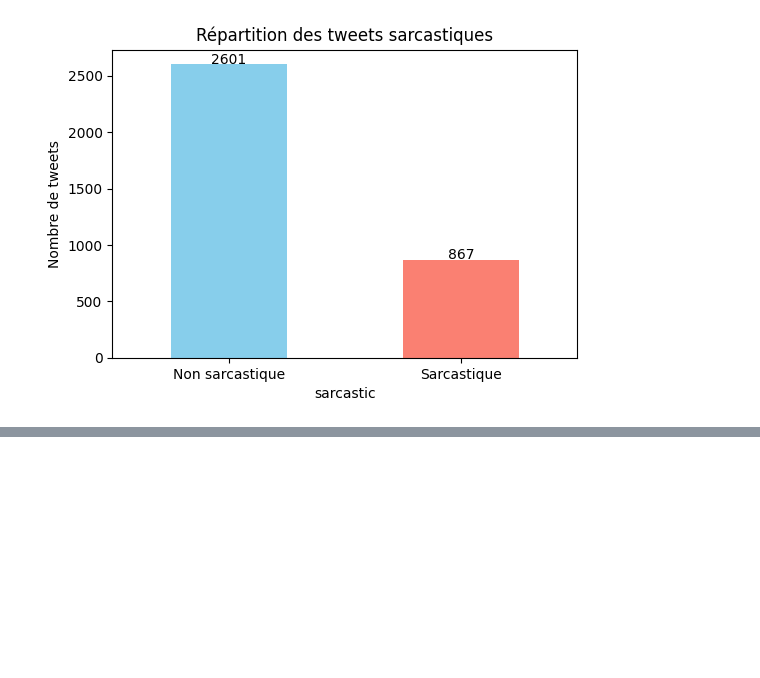
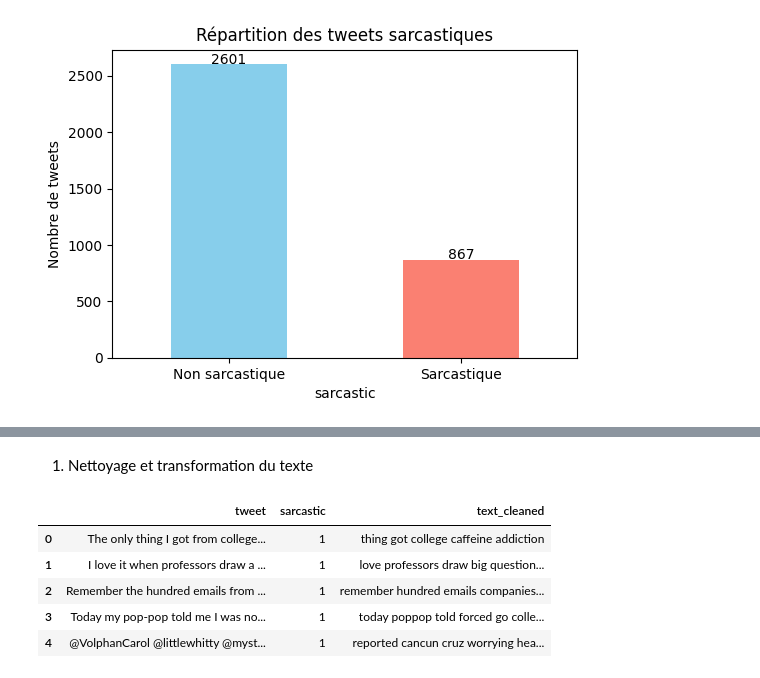
Before and after one commit to BrahimAbid004/iSarcasmEval_En_Project, a Jupyter notebook: nettoyage.ipynb, the cells around one changed output, grey strips where cells are left out. Cells and saved outputs as stored; diff of their text form; code cells hidden in the pictures; blank space fills up the shorter version.

Commit message:
Nouveau Nettoyage
Dernier Update: Niveau de Vectorisation

```diff
--- a/nettoyage.ipynb
+++ b/nettoyage.ipynb
@@ -100,0 +103,3 @@ plt.show()
+# %%
+train_data=train_data[["tweet","sarcastic"]]
+train_data.head()
@@ -100,0 +113,26 @@ plt.show()
+# %% [markdown]
+1. Nettoyage et transformation du texte
+# %%
+def clean_text(text):
+    if not isinstance(text, str):
+        return ""
+    text = text.lower()
+    text = re.sub(r"http\S+|www\S+", "", text)
+    text = re.sub(r"@\w+", "", text)
+    text = re.sub(r"#", "", text)
+    text = re.sub(r"[^a-zA-Z\s]", "", text)
+    text = re.sub(r"\s+", " ", text).strip()
+    words = [word for word in text.split() if word not in stopwords]
+    text = " ".join(words)
+
+    return text
+# %%
+train_data['text_cleaned'] = train_data['tweet'].apply(clean_text)
+train_data.head()
+# %% [output]
+|  | tweet | sarcastic | text_cleaned |
+| 0 | The only thing I got from college... | 1 | thing got college caffeine addiction |
+| 1 | I love it when professors draw a ... | 1 | love professors draw big question... |
+| 2 | Remember the hundred emails from ... | 1 | remember hundred emails companies... |
+| 3 | Today my pop-pop told me I was no... | 1 | today poppop told forced go colle... |
+| 4 | @VolphanCarol @littlewhitty @myst... | 1 | reported cancun cruz worrying hea... |
```
Also changed, not shown: parts of 5 cells of this notebook.
